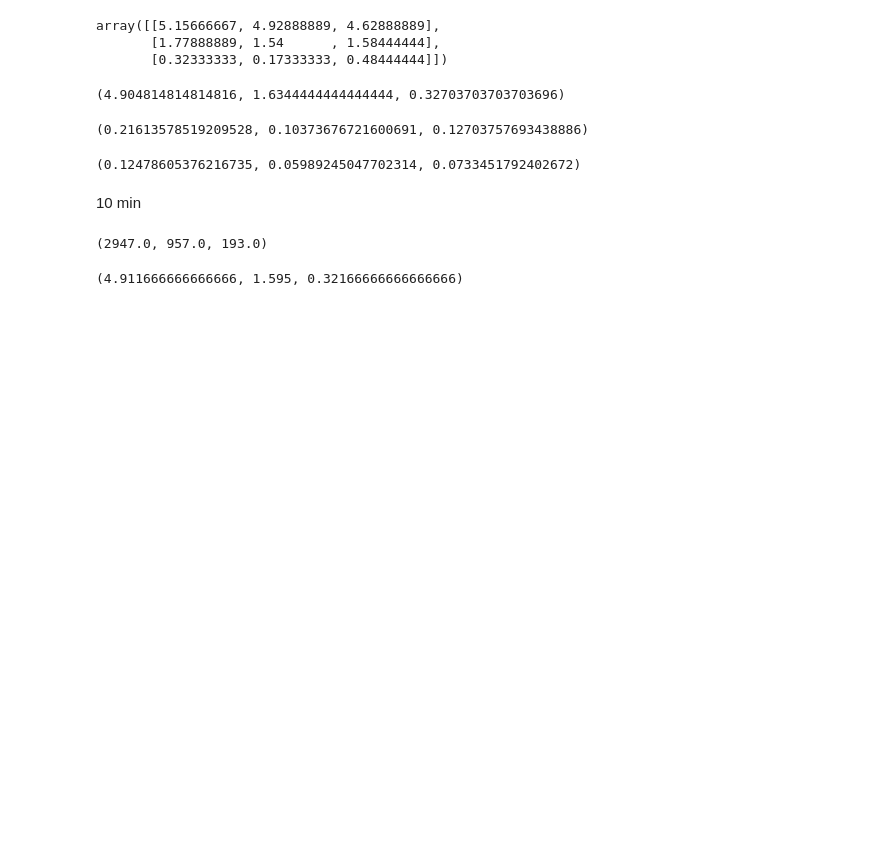
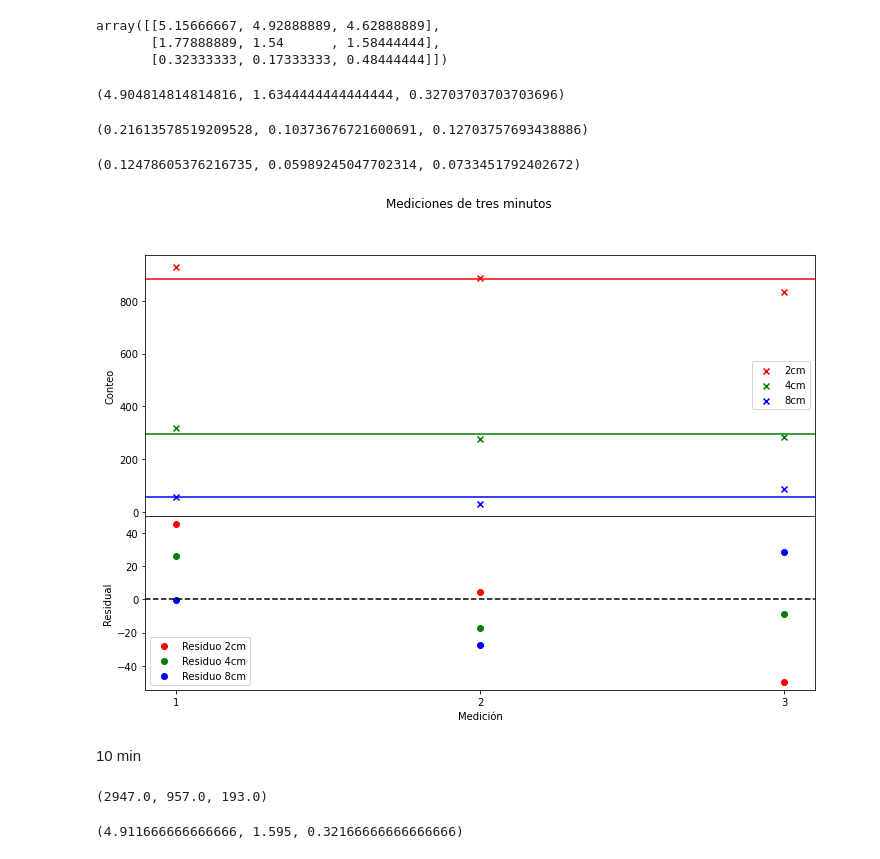
Before and after one commit to slaverdeg/Laboratorio-Moderna-GitHub, a Jupyter notebook: Radioactividad/código_radioactividad.ipynb, the cells around one changed output. Drawn from its saved outputs; the diff is of its cells as text; code cells hidden in the pictures; blank space fills up the shorter version.

```diff
--- a/Radioactividad/código_radioactividad.ipynb
+++ b/Radioactividad/código_radioactividad.ipynb
@@ -227,6 +257,37 @@ Err2_c3_f,Err4_c3_f,Err8_c3_f = SDs(M_3)/np.sqrt(3)
 (Err2_c3_f,Err4_c3_f,Err8_c3_f)
 # %% [output]
 (0.12478605376216735, 0.05989245047702314, 0.0733451792402672)
+# %%
+t1 = np.array([1., 2., 3.])
+#residuos
+r_2 = Dos_c3 - Promedio(Dos_c3)
+r_4 = Cuatro_c3 - Promedio(Cuatro_c3)
+r_8 = Ocho_c3 - Promedio(Ocho_c3)
+# %%
+fig,axs = plt.subplots(2,1,figsize=(12,8),gridspec_kw={'height_ratios': [1.5, 1]},sharex=True)
+fig.subplots_adjust(hspace=0)
+fig.suptitle('Mediciones de tres minutos')
+
+axs[0].scatter(t1,Dos_c3,label='2cm',color='red',marker='x')
+axs[0].axhline(y=Promedio(Dos_c3),color='red')
+axs[0].scatter(t1,Cuatro_c3,label='4cm',color='green',marker='x')
+axs[0].axhline(y=Promedio(Cuatro_c3),color='green')
+axs[0].scatter(t1,Ocho_c3,label='8cm',color='blue',marker='x')
+axs[0].axhline(y=Promedio(Ocho_c3),color='blue')
+axs[0].set_ylabel('Conteo')
+axs[0].legend()
+
+axs[1].scatter(t1,r_2,label='Residuo 2cm',color='red')
+axs[1].scatter(t1,r_4,label='Residuo 4cm',color='green')
+axs[1].scatter(t1,r_8,label='Residuo 8cm',color='blue')
+axs[1].axhline(y=0, color='black', linestyle='--')
+axs[1].set_ylabel('Residual')
+axs[1].set_xlabel('Medición')
+axs[1].set_xticks(np.arange(1., 4., 1.))
+axs[1].legend()
+plt.show()
+# %% [output]
+[figure, added]
 # %% [markdown]
 10 min
 # %%
```
Also changed, not shown: parts of 4 cells of this notebook.
